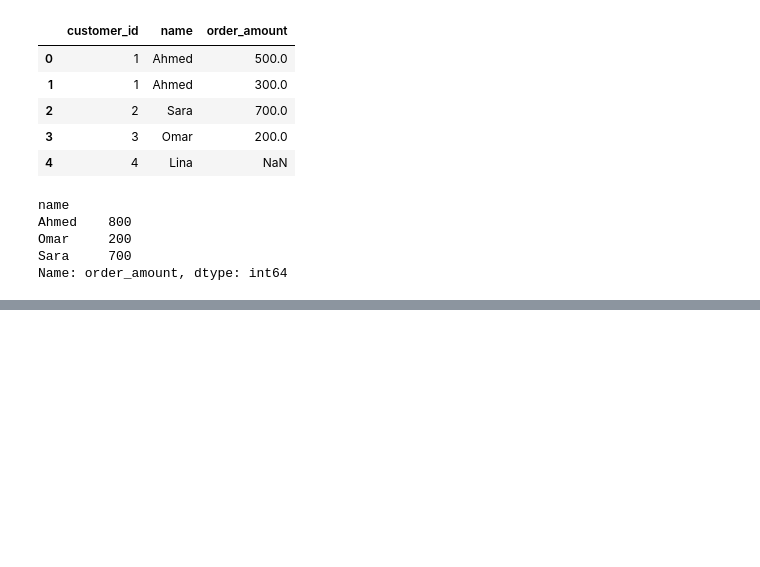
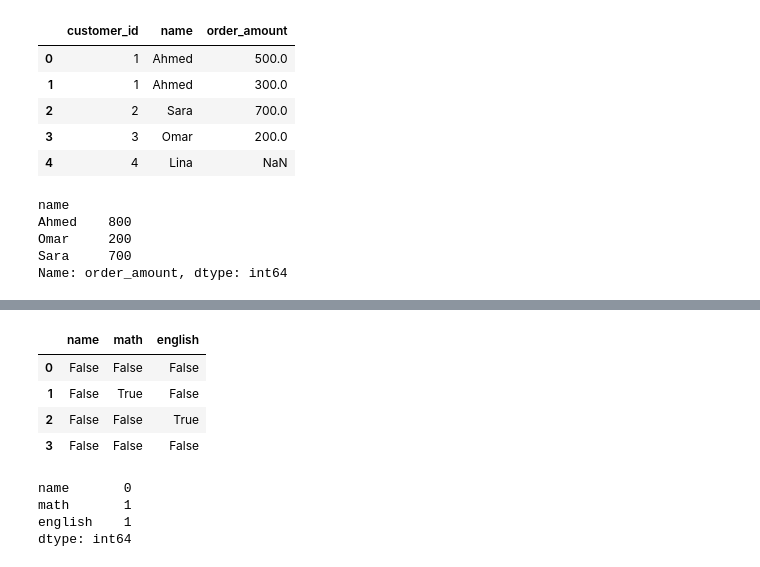
Before and after one commit to hady872/AI_Learning_Journey, a Jupyter notebook: pandas_course/pandas_ai.ipynb, the cells around one changed output, grey strips where cells are left out. Drawn from its saved outputs; the diff is of its cells as text; code cells hidden in the pictures; blank space fills up the shorter version.

```diff
--- a/pandas_course/pandas_ai.ipynb
+++ b/pandas_course/pandas_ai.ipynb
@@ -451,0 +471,15 @@ Name: order_amount, dtype: int64
+# %%
+df.isna()
+# %% [output]
+|  | name | math | english |
+| 0 | False | False | False |
+| 1 | False | True | False |
+| 2 | False | False | True |
+| 3 | False | False | False |
+# %%
+df.isna().sum()
+# %% [output]
+name       0
+math       1
+english    1
+dtype: int64
```
Also changed, not shown: parts of 13 cells of this notebook, 1 other file.
